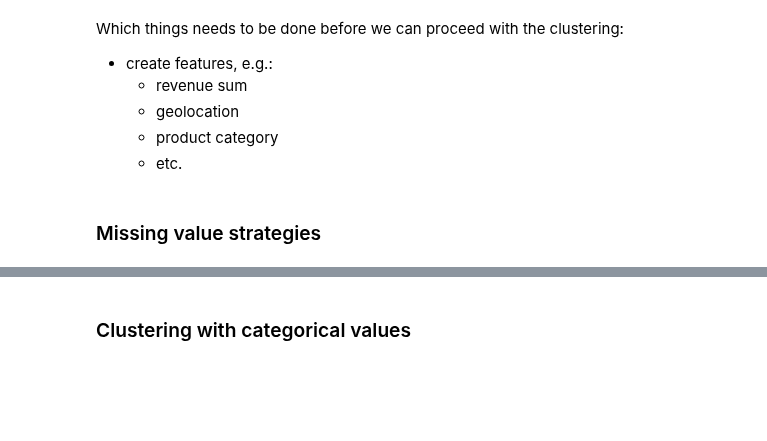
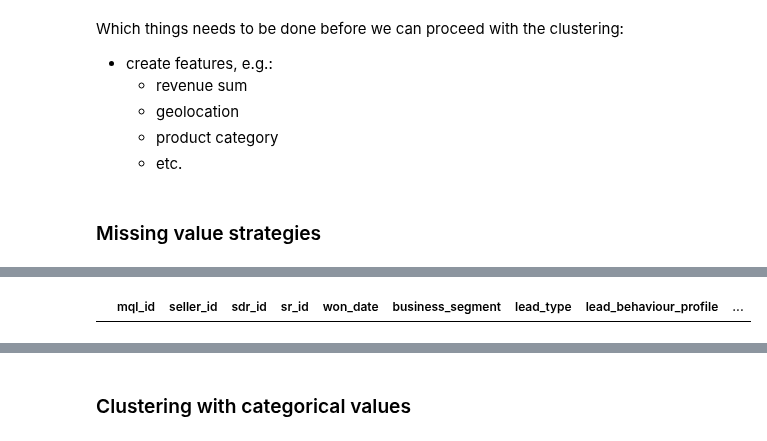
Before and after one commit to MotzWanted/Business_Analytics_Olist, a Jupyter notebook: phase1/Sellers joining the platform.ipynb, the cells around one changed output, grey strips where cells are left out. Cells and saved outputs as stored; diff of their text form; code cells hidden in the pictures; blank space fills up the shorter version.

```diff
--- a/phase1/Sellers joining the platform.ipynb
+++ b/phase1/Sellers joining the platform.ipynb
@@ -399,0 +418,2 @@ closed_leads[closed_leads.closing_period.values/np.timedelta64(1, 'D')<0]
+# %%
+closed_leads = closed_leads.drop(667)
@@ -399,0 +450,2 @@ closed_leads[closed_leads.closing_period.values/np.timedelta64(1, 'D')<0]
+# %%
+show_nans= lambda df: df[df.isnull().any(axis=1)]
@@ -399,0 +477,5 @@ closed_leads[closed_leads.closing_period.values/np.timedelta64(1, 'D')<0]
+# %%
+closed_leads = closed_leads.drop(['has_company'], axis=1)
+closed_leads = closed_leads.drop(['has_gtin'], axis=1)
+closed_leads = closed_leads.drop(['average_stock'], axis=1)
+closed_leads = closed_leads.drop(['declared_product_catalog_size'], axis=1)
@@ -399,0 +503,10 @@ closed_leads[closed_leads.closing_period.values/np.timedelta64(1, 'D')<0]
+# %%
+closed_leads['lead_behaviour_profile'] = closed_leads['lead_behaviour_profile'].fillna('unknown')
+closed_leads['origin'] = closed_leads['origin'].fillna('unknown')
+closed_leads['business_segment'] = closed_leads['business_segment'].fillna('other')
+closed_leads['lead_type'] = closed_leads['lead_type'].fillna('other')
+closed_leads['business_type'] = closed_leads['business_type'].fillna('other')
+# %%
+show_nans(closed_leads)
+# %% [output]
+|  | mql_id | seller_id | sdr_id | sr_id | won_date | business_segment | lead_type | lead_behaviour_profile | ... |
```
Also changed, not shown: parts of 32 cells of this notebook, 1 other file.
